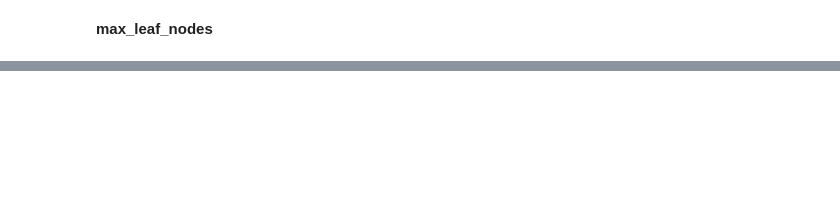
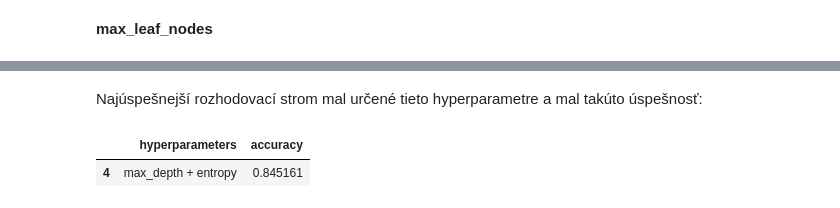
Before and after one commit to hajdu1/IAU-Projekt, a Jupyter notebook: strojove_ucenie.ipynb, the cells around one changed output, grey strips where cells are left out. Cells and saved outputs as stored; diff of their text form; code cells hidden in the pictures; blank space fills up the shorter version.

```diff
--- a/strojove_ucenie.ipynb
+++ b/strojove_ucenie.ipynb
@@ -471,0 +523,7 @@ Accuracy : 83.26612903225806 %
+# %% [markdown]
+Najúspešnejší rozhodovací strom mal určené tieto hyperparametre a mal takúto úspešnosť:
+# %%
+hyperparameters[hyperparameters['accuracy']==hyperparameters['accuracy'].max()]
+# %% [output]
+|  | hyperparameters | accuracy |
+| 4 | max_depth + entropy | 0.845161 |
```
Also changed, not shown: parts of 32 cells of this notebook.
